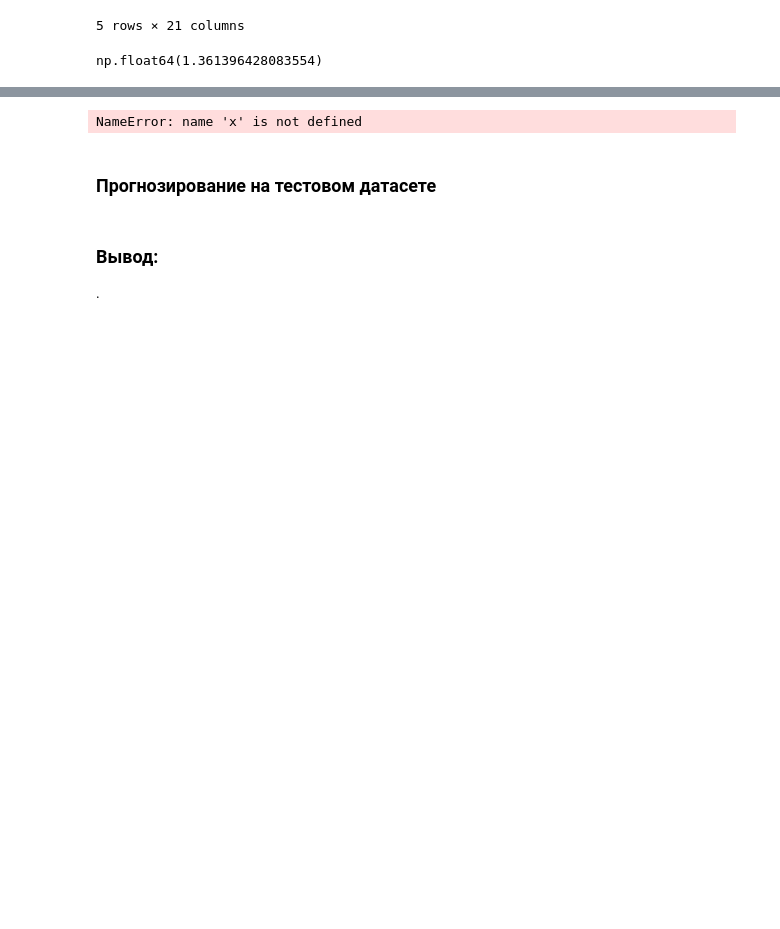
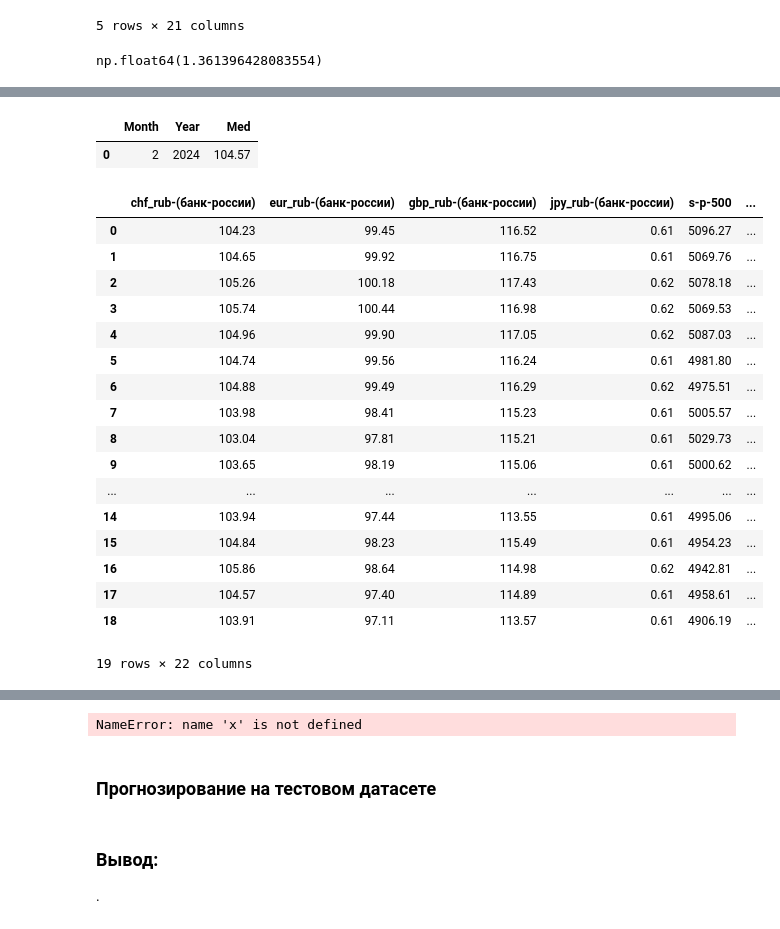
Before and after one commit to uc20100/Diplom-2024, a Jupyter notebook: diplom_2024.ipynb, the cells around one changed output, grey strips where cells are left out. Saved outputs shown, nothing was run; the diff lists cells and outputs as text; code cells hidden in the pictures; blank space fills up the shorter version.

```diff
--- a/diplom_2024.ipynb
+++ b/diplom_2024.ipynb
@@ -758,6 +758,3 @@ def cross_validation_on_time_series(df, start_year, number_cross_validations, ty
 # %%
 test = train_test_date['chf-rub-mean-month']
 cross_validation_on_time_series(test, 2024, 2, 'month')
-# %%
-test = train_test_date['chf-rub-mean-month']
-test.head()
@@ -779,0 +761,31 @@ test.query('(Year >= 2024)').resample("YE").mean().sort_values(by='Дата')
+# %%
+gb = test.query('(Year >= 2024) & (Month == 2)').groupby(['Month', 'Year'], as_index=False).agg({'chf_rub-(банк-россии)':'median'}).rename(columns={'chf_rub-(банк-россии)':'Med'})
+# Добавляем этот признак в датафрейм
+# x = x.merge(self.med_price_by_district, on=['DistrictId', 'Rooms'], how='left')
+gb
+# %% [output]
+|  | Month | Year | Med |
+| 0 | 2 | 2024 | 104.57 |
+# %%
+# Добавляем этот признак в датафрейм
+tt = test.merge(gb, on=['Year', 'Month'], how='right')
+tt
+# %% [output]
+|  | chf_rub-(банк-россии) | eur_rub-(банк-россии) | gbp_rub-(банк-россии) | jpy_rub-(банк-россии) | s-p-500 | ... |
+| 0 | 104.23 | 99.45 | 116.52 | 0.61 | 5096.27 | ... |
+| 1 | 104.65 | 99.92 | 116.75 | 0.61 | 5069.76 | ... |
+| 2 | 105.26 | 100.18 | 117.43 | 0.62 | 5078.18 | ... |
+| 3 | 105.74 | 100.44 | 116.98 | 0.62 | 5069.53 | ... |
+| 4 | 104.96 | 99.90 | 117.05 | 0.62 | 5087.03 | ... |
+| 5 | 104.74 | 99.56 | 116.24 | 0.61 | 4981.80 | ... |
+| 6 | 104.88 | 99.49 | 116.29 | 0.62 | 4975.51 | ... |
+| 7 | 103.98 | 98.41 | 115.23 | 0.61 | 5005.57 | ... |
+| 8 | 103.04 | 97.81 | 115.21 | 0.61 | 5029.73 | ... |
+| 9 | 103.65 | 98.19 | 115.06 | 0.61 | 5000.62 | ... |
+| ... | ... | ... | ... | ... | ... | ... |
+| 14 | 103.94 | 97.44 | 113.55 | 0.61 | 4995.06 | ... |
+| 15 | 104.84 | 98.23 | 115.49 | 0.61 | 4954.23 | ... |
+| 16 | 105.86 | 98.64 | 114.98 | 0.62 | 4942.81 | ... |
+| 17 | 104.57 | 97.40 | 114.89 | 0.61 | 4958.61 | ... |
+| 18 | 103.91 | 97.11 | 113.57 | 0.61 | 4906.19 | ... |
+19 rows × 22 columns
```
Also changed, not shown: parts of 7 cells of this notebook.
